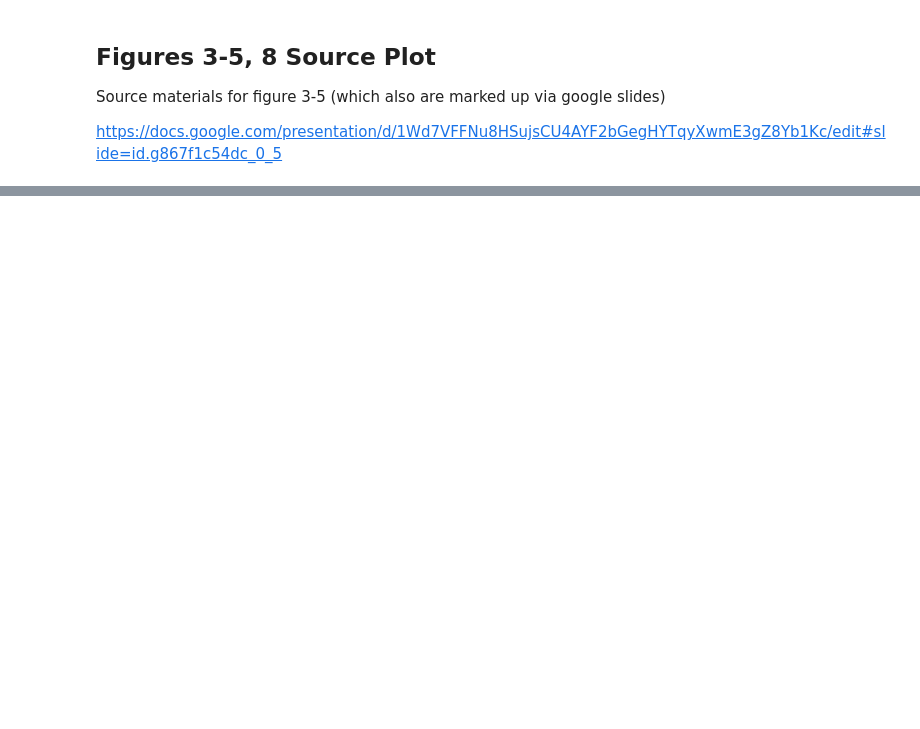
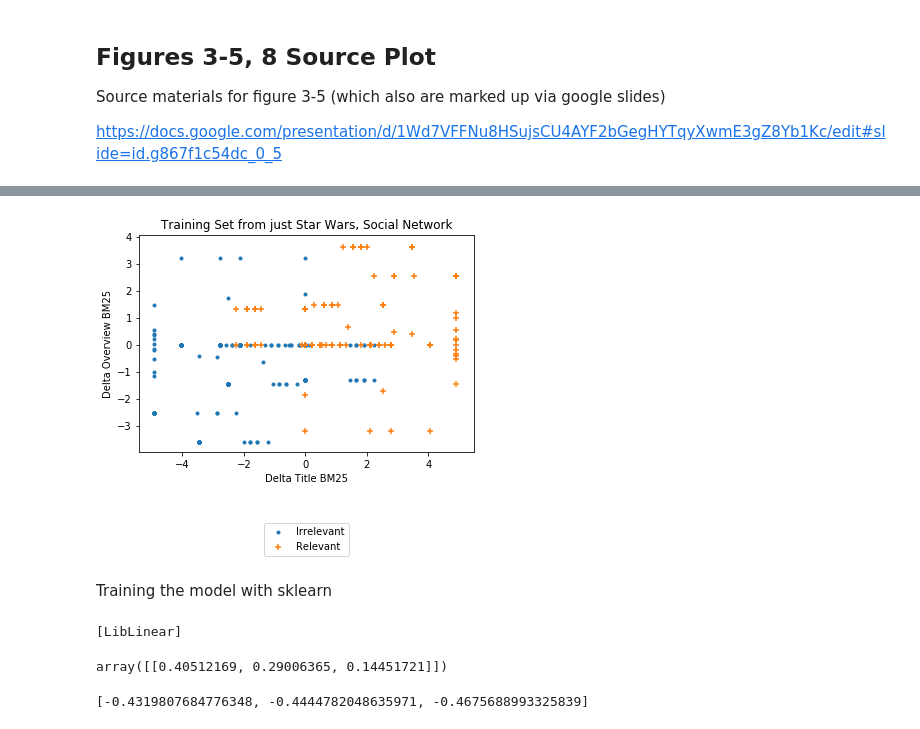
Before and after one commit to ashish-surana/hello-ltr, a Jupyter notebook: notebooks/solr/tmdb/ai-pow-ch-10-2.ipynb, the cells around one changed output, grey strips where cells are left out. Saved outputs shown, nothing was run; the diff lists cells and outputs as text; code cells hidden in the pictures; blank space fills up the shorter version.

Commit message:
Save model examples

```diff
--- a/notebooks/solr/tmdb/ai-pow-ch-10-2.ipynb
+++ b/notebooks/solr/tmdb/ai-pow-ch-10-2.ipynb
@@ -623,9 +450,0 @@ plot_ungrouped(features, predictors,title="Relevances, Scaled",
-# %%
-just_star_wars_social_network = []
-for j in ftr_logger.logged:
-    if j.qid == 11 or j.qid == 40:
-        just_star_wars_social_network.append(j)
-
-features, predictors, scaler = samples_from_training_data(just_star_wars_social_network, scale=False)
-features
-plot_ungrouped(features, predictors,title="Training Set from just Star Wars, Social Network")
@@ -635,0 +539,50 @@ Pairwise Transform
+# %%
+just_star_wars_social_network = []
+for j in normed_judgments:
+    if j.qid == 11 or j.qid == 40:
+        just_star_wars_social_network.append(j)
+
+features, predictors = pairwise_transform(just_star_wars_social_network)
+plot_ungrouped(features, predictors,title="Training Set from just Star Wars, Social Network")
+# %% [output]
+[figure, added]
+# %% [markdown]
+Training the model with sklearn
+# %%
+from sklearn import svm
+model = svm.LinearSVC(max_iter=10000, verbose=1)
+model.fit(features, predictors)
+model.coef_
+# %% [output]
+[LibLinear]
+array([[0.40512169, 0.29006365, 0.14451721]])
+# %%
+# If you wanted to confirm Wrath of Khans features
+import requests
+
+logging_solr_query = {
+    "fl": "id,title,[features store=movies efi.keywords=\"wrath of khan\"]",
+    'q': "id:154", #social network graded documents
+    'rows': 10,
+    'wt': 'json'
+}
+
+resp = requests.post('http://localhost:8983/solr/tmdb/select',
+                     data=logging_solr_query)
+
+# Features Solr returns
+wok_features = [13.027779, 7.483282, 1982.0]
+spock_features = [0.0,0.0,1984.0]
+
+# Normalized
+normed_wok_features = [0,0,0]
+for idx, f in enumerate(wok_features):
+    normed_wok_features[idx] = (f - means[idx]) / std_devs[idx]
+
+normed_spock_features = [0,0,0]
+for idx, f in enumerate(spock_features):
+    normed_spock_features[idx] = (f - means[idx]) / std_devs[idx]
+
+normed_spock_features
+# %% [output]
+[-0.4319807684776348, -0.4444782048635971, -0.4675688993325839]
```
Also changed, not shown: parts of 43 cells of this notebook.
